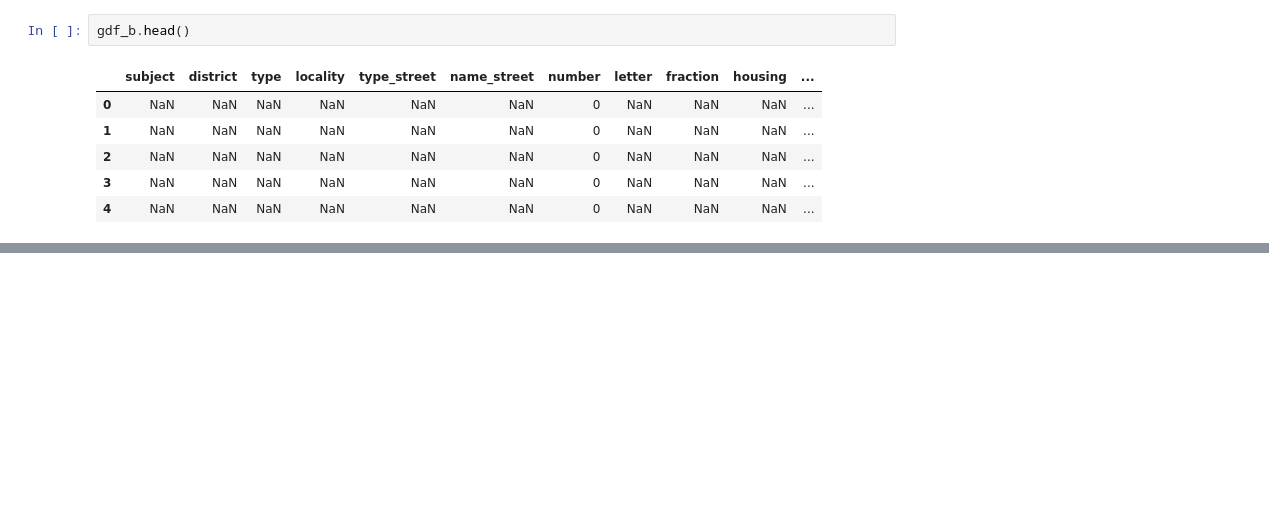
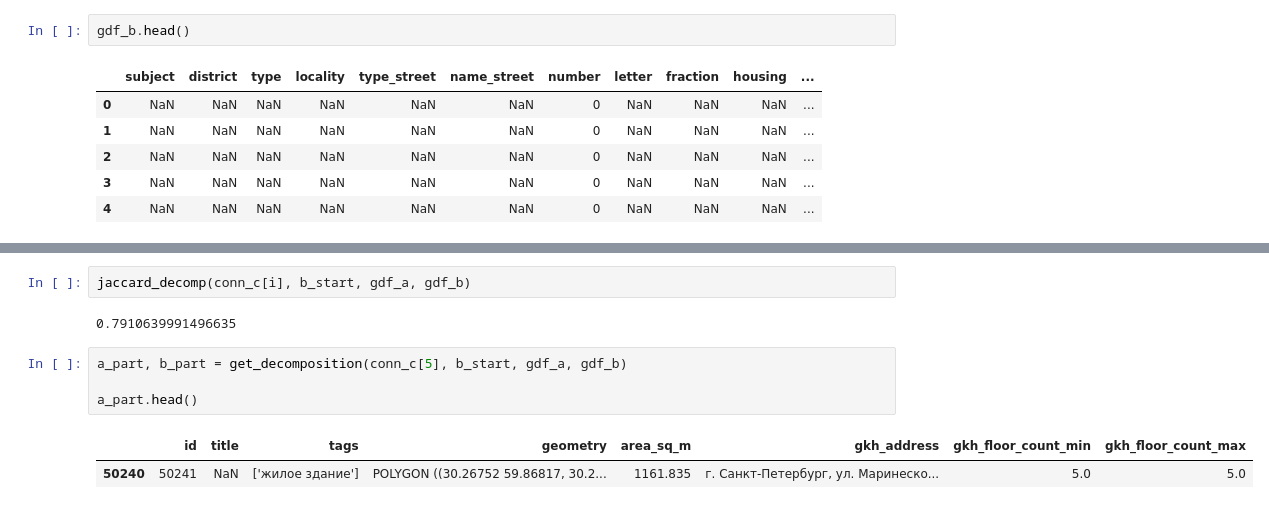
Before and after one commit to ilyakosstin/changellenge_case_MTS, a Jupyter notebook: main.ipynb, the cells around one changed output, grey strips where cells are left out. Drawn from its saved outputs; the diff is of its cells as text; blank space fills up the shorter version.

```diff
--- a/main.ipynb
+++ b/main.ipynb
@@ -179,0 +190,11 @@ gdf_a[gdf_a.geometry.apply(base.intersects)].plot()
+# %%
+jaccard_decomp(conn_c[i], b_start, gdf_a, gdf_b)
+# %% [output]
+0.7910639991496635
+# %%
+a_part, b_part = get_decomposition(conn_c[5], b_start, gdf_a, gdf_b)
+
+a_part.head()
+# %% [output]
+|  | id | title | tags | geometry | area_sq_m | gkh_address | gkh_floor_count_min | gkh_floor_count_max |
+| 50240 | 50241 | NaN | ['жилое здание'] | POLYGON ((30.26752 59.86817, 30.2... | 1161.835 | г. Санкт-Петербург, ул. Маринеско... | 5.0 | 5.0 |
```
Also changed, not shown: parts of 34 cells of this notebook.
